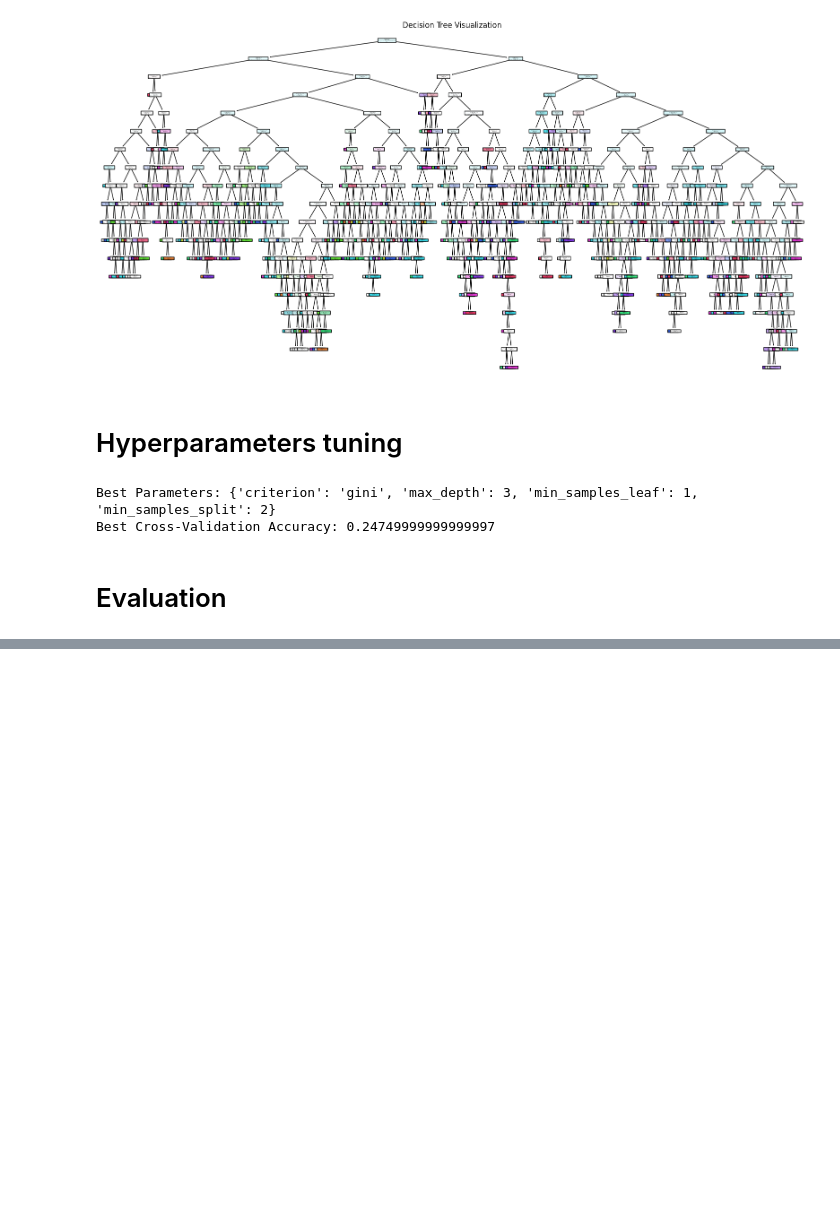
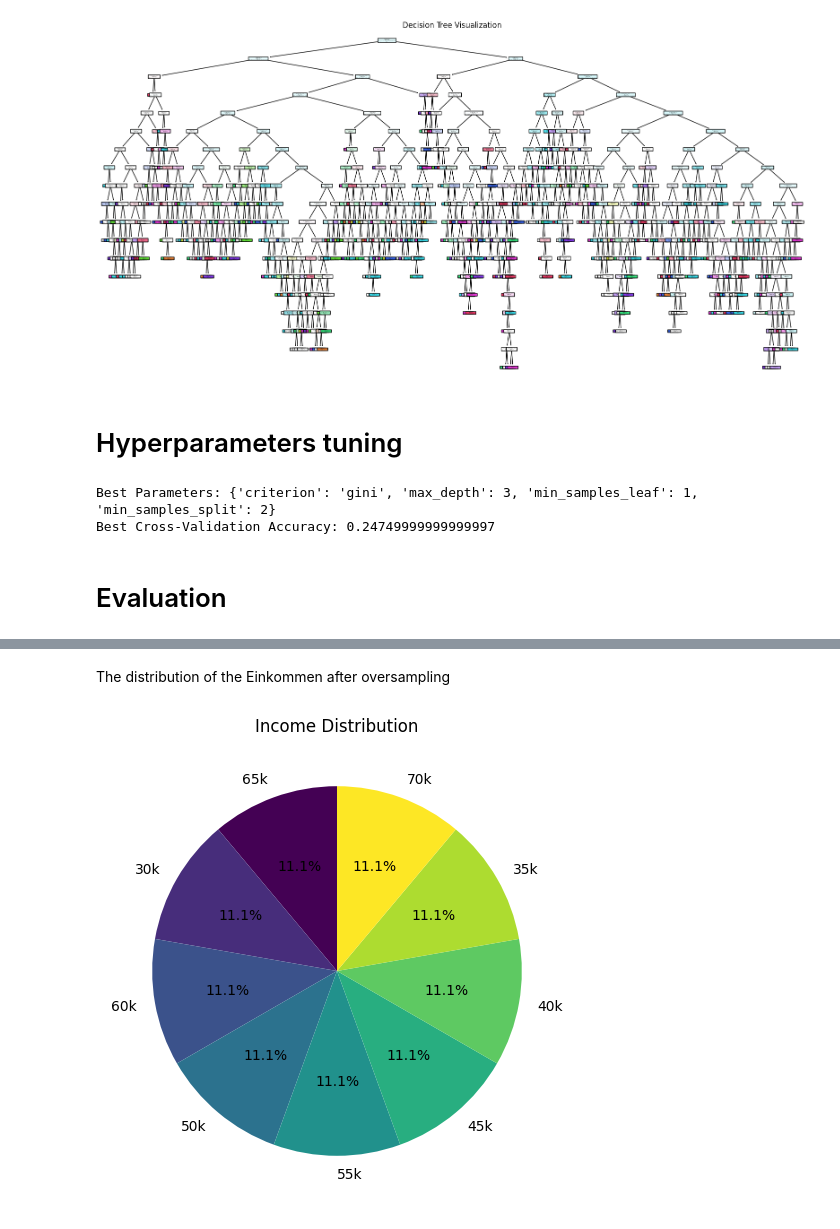
Before and after one commit to hashem039/daten, a Jupyter notebook: DT_personen_einkommen_best_ordinary_encoder_classification_final.ipynb, the cells around one changed output, grey strips where cells are left out. Cells and saved outputs as stored; diff of their text form; code cells hidden in the pictures; blank space fills up the shorter version.

```diff
--- a/DT_personen_einkommen_best_ordinary_encoder_classification_final.ipynb
+++ b/DT_personen_einkommen_best_ordinary_encoder_classification_final.ipynb
@@ -480,0 +549,12 @@ F1 Score (macro): 0.09512402584602277
+# %%
+# Handle missing values in numerical columns using SimpleImputer(mean strategy)
+from sklearn.impute import SimpleImputer
+
+numerical_columns = dataset.select_dtypes(include=[np.number]).columns
+imputer = SimpleImputer(strategy='mean')
+
+# Fit and transform the numerical columns
+dataset[numerical_columns] = imputer.fit_transform(dataset[numerical_columns])
+
+# Check if missing values are handled
+print(dataset[numerical_columns].isnull().sum())
@@ -480,0 +566,11 @@ F1 Score (macro): 0.09512402584602277
+# %%
+# Handle missing values in categorical columns using SimpleImputer(most_frequent strategy)
+from sklearn.impute import SimpleImputer
+
+categorical_imputer = SimpleImputer(strategy='most_frequent')
+
+# Fit and transform the categorical columns
+dataset[categorical_columns] = categorical_imputer.fit_transform(dataset[categorical_columns])
+
+# Check if missing values are handled
+print(dataset[categorical_columns].isnull().sum())
@@ -480,0 +588,13 @@ F1 Score (macro): 0.09512402584602277
+# %%
+# Oversample each class to match the size of the largest class
+
+from imblearn.over_sampling import RandomOverSampler
+
+ros = RandomOverSampler(random_state=42)
+X_resampled, y_resampled = ros.fit_resample(dataset.drop(columns=['Einkommen']), dataset['Einkommen'])
+
+# Combine back into a DataFrame
+dataset_balanced = pd.concat([pd.DataFrame(X_resampled, columns=dataset.drop(columns=['Einkommen']).columns),
+                              pd.Series(y_resampled, name='Einkommen')], axis=1)
+
+print(dataset_balanced['Einkommen'].value_counts())
@@ -480,0 +613,12 @@ F1 Score (macro): 0.09512402584602277
+# %% [markdown]
+The distribution of the Einkommen after oversampling
+# %%
+# Pie chart for Einkommen distribution
+income_counts = dataset_balanced['Einkommen'].value_counts()
+plt.figure(figsize=(10, 6))
+income_counts.plot.pie(autopct='%1.1f%%', startangle=90, cmap='viridis')
+plt.title('Income Distribution')
+plt.ylabel('')
+plt.show()
+# %% [output]
+[figure, added]
```
Also changed, not shown: parts of 42 cells of this notebook, 2 other files.
